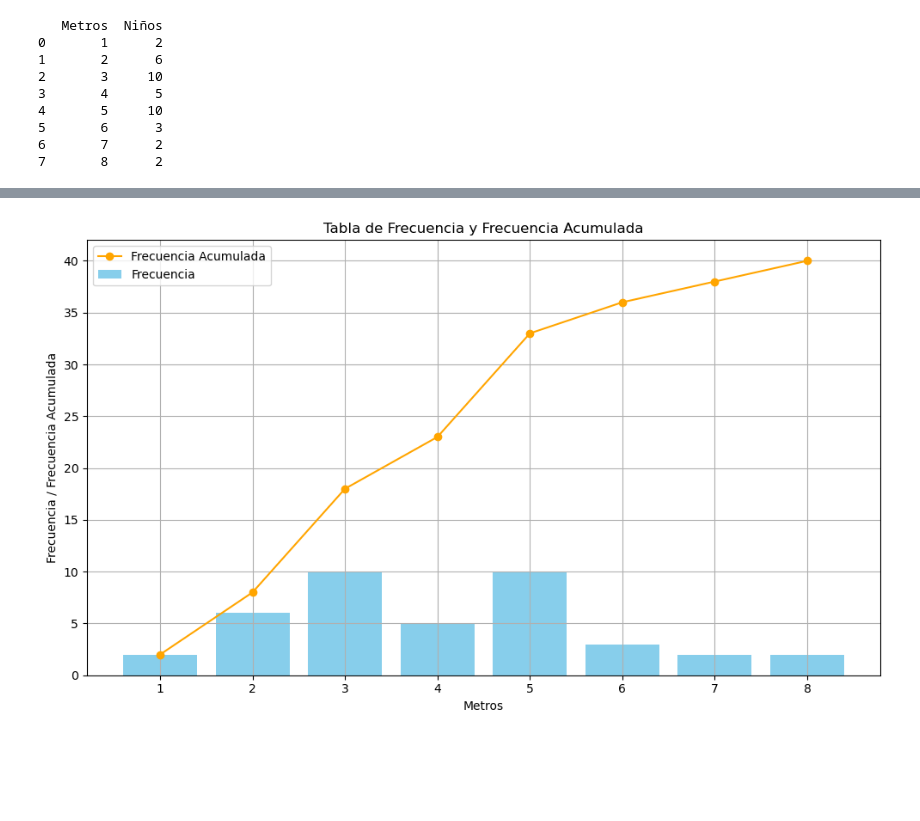
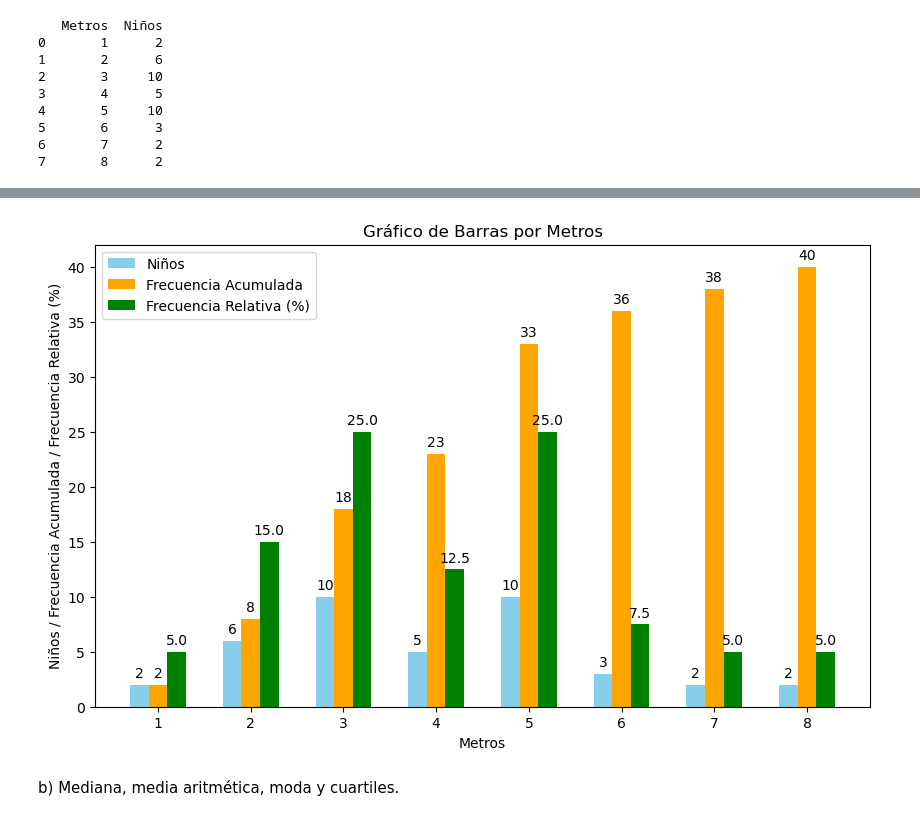
Before and after one commit to fidebravo/Modulo3, a Jupyter notebook: Modulo3_Actividad1.ipynb, the cells around one changed output, grey strips where cells are left out. Cells and saved outputs as stored; diff of their text form; code cells hidden in the pictures; blank space fills up the shorter version.

```diff
--- a/Modulo3_Actividad1.ipynb
+++ b/Modulo3_Actividad1.ipynb
@@ -53,10 +53,3 @@ print(df_tabla_frecuencia)
 5       6      3
 6       7      2
 7       8      2
-# %%
-cantidad_ninnos = len(tabla_registros)
-
-df_tabla_frecuencia['Frecuencia Relativa'] =  df_tabla_frecuencia['Niños'] / cantidad_ninnos
-df_tabla_frecuencia['Frecuencia Acumulada'] = df_tabla_frecuencia['Niños'].cumsum()
-
-df_tabla_frecuencia
@@ -73,21 +56,49 @@ df_tabla_frecuencia
-# %%
-# Crear la figura y el eje
-fig, ax = plt.subplots(figsize=(10, 6))
-
-# Graficar las barras
-ax.bar(df_tabla_frecuencia['Metros'], df_tabla_frecuencia['Niños'], color='skyblue', label='Frecuencia')
-ax.plot(df_tabla_frecuencia['Metros'], df_tabla_frecuencia['Frecuencia Acumulada'], color='orange', marker='o', label='Frecuencia Acumulada', linestyle='-')
-
-# Personalizar el gráfico
-ax.set_xlabel('Metros')
-ax.set_ylabel('Frecuencia / Frecuencia Acumulada')
-ax.set_title('Tabla de Frecuencia y Frecuencia Acumulada')
-ax.set_xticks(df_tabla_frecuencia['Metros'])
-ax.legend()
-
-# Mostrar el gráfico
-plt.grid(True)
-plt.tight_layout()
-plt.show()
-# %% [output]
-[figure, removed]
+# %%
+import pandas as pd
+import matplotlib.pyplot as plt
+import numpy as np
+
+cantidad_ninnos = len(tabla_registros)
+
+df_tabla_frecuencia['Frecuencia Relativa'] =  df_tabla_frecuencia['Niños'] / cantidad_ninnos * 100
+df_tabla_frecuencia['Frecuencia Acumulada'] = df_tabla_frecuencia['Niños'].cumsum()
+
+
+fig, ax = plt.subplots(figsize=(10, 6))
+
+
+bar_width = 0.2
+index = np.arange(len(df_tabla_frecuencia['Metros']))
+
+
+barra_nino = ax.bar(index - bar_width, df_tabla_frecuencia['Niños'], bar_width, label='Niños', color='skyblue')
+barra_f_acumulada = ax.bar(index, df_tabla_frecuencia['Frecuencia Acumulada'], bar_width, label='Frecuencia Acumulada', color='orange')
+barra_f_relativa = ax.bar(index + bar_width, df_tabla_frecuencia['Frecuencia Relativa'], bar_width, label='Frecuencia Relativa (%)', color='green')
+
+
+ax.set_xlabel('Metros')
+ax.set_ylabel('Niños / Frecuencia Acumulada / Frecuencia Relativa (%)')
+ax.set_title('Gráfico de Barras por Metros')
+ax.set_xticks(index)
+ax.set_xticklabels(df_tabla_frecuencia['Metros'])
+ax.legend()
+
+def autolabel(barra):
+    for i in barra:
+        height = i.get_height()
+        ax.annotate('{}'.format(height),
+                    xy=(i.get_x() + i.get_width() / 2, height),
+                    xytext=(0, 3),
+                    textcoords="offset points",
+                    ha='center', va='bottom')
+
+autolabel(barra_nino)
+autolabel(barra_f_acumulada)
+autolabel(barra_f_relativa)
+
+
+plt.show()
+# %% [output]
+[figure, added]
+# %% [markdown]
+b) Mediana, media aritmética, moda y cuartiles.
```
Also changed, not shown: parts of 2 cells of this notebook.
